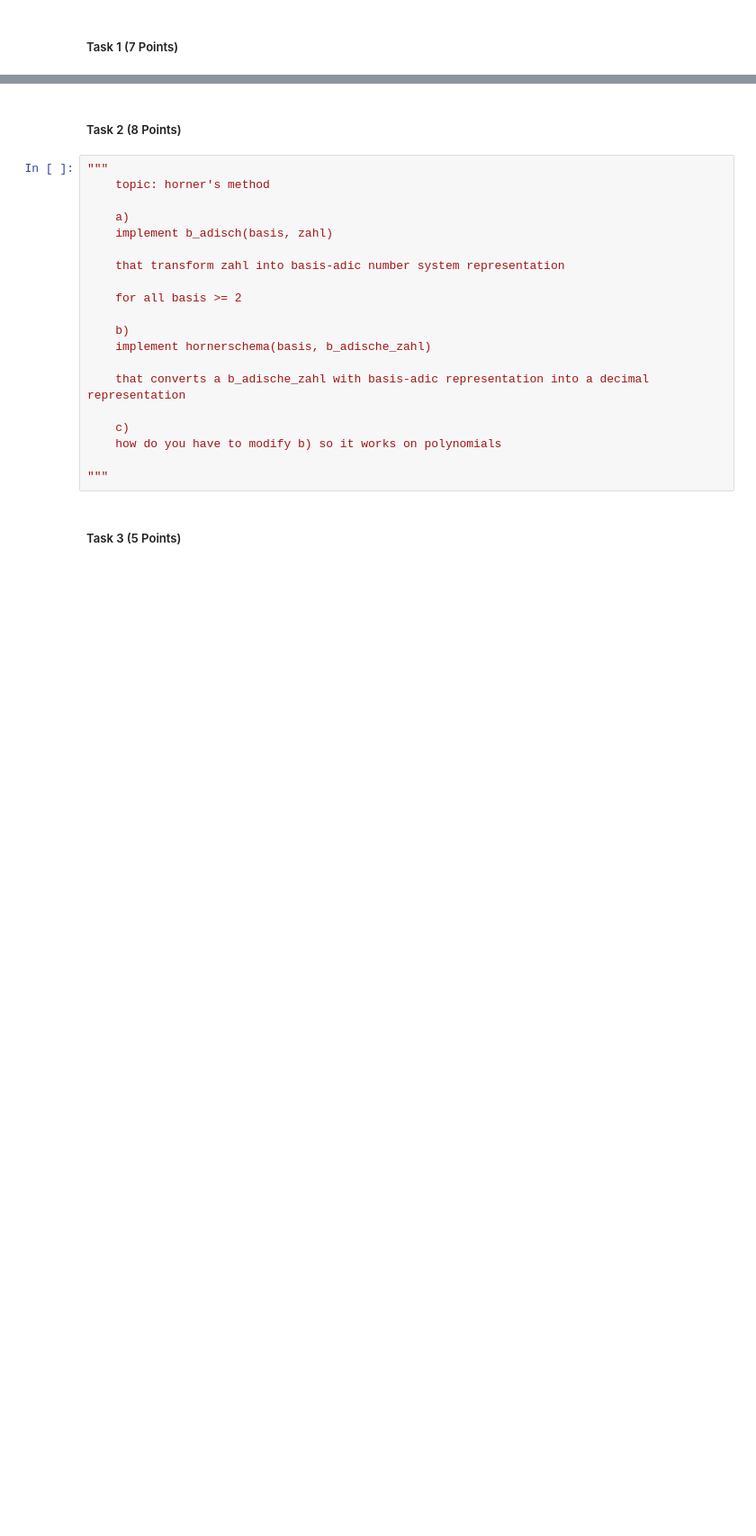
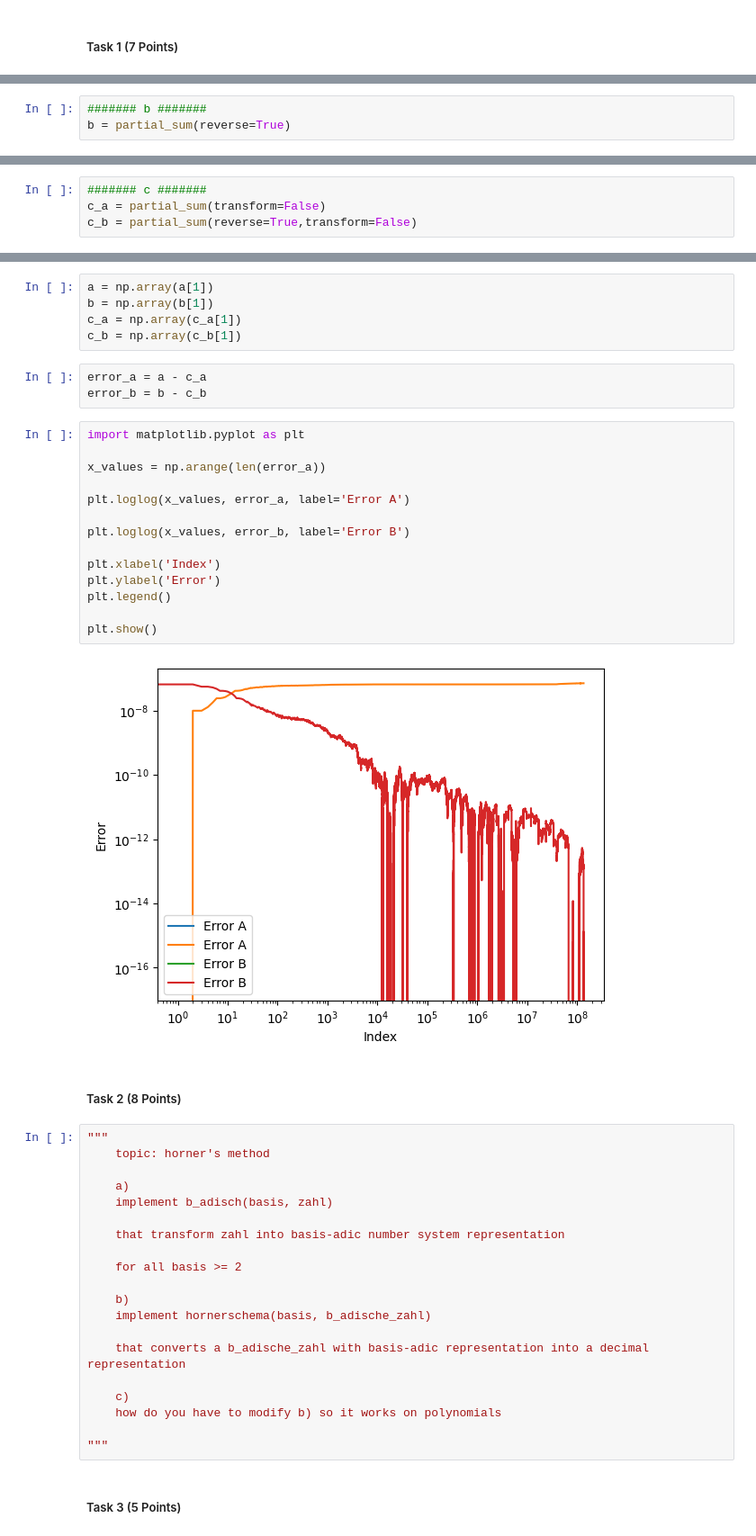
Before and after one commit to VictoriousGladiator/01ALMA1, a Jupyter notebook: 05Week.ipynb, the cells around one changed output, grey strips where cells are left out. Shown: that part at 90% size. Saved outputs shown, nothing was run; the diff lists cells and outputs as text; blank space fills up the shorter version.

```diff
--- a/05Week.ipynb
+++ b/05Week.ipynb
@@ -27,0 +64,3 @@
+# %%
+####### b #######
+b = partial_sum(reverse=True)
@@ -27,0 +80,4 @@
+# %%
+####### c #######
+c_a = partial_sum(transform=False)
+c_b = partial_sum(reverse=True,transform=False)
@@ -28,3 +109,27 @@
+# %%
+a = np.array(a[1])
+b = np.array(b[1])
+c_a = np.array(c_a[1])
+c_b = np.array(c_b[1])
+# %%
+error_a = a - c_a
+error_b = b - c_b
+# %%
+import matplotlib.pyplot as plt
+
+x_values = np.arange(len(error_a))
+
+plt.loglog(x_values, error_a, label='Error A')
+
+plt.loglog(x_values, error_b, label='Error B')
+
+plt.xlabel('Index')
+plt.ylabel('Error')
+plt.legend()
+
+plt.show()
+# %% [output]
+[figure, added]
 # %% [markdown]
 ##### Task 2 (8 Points)
 # %%
```
Also changed, not shown: parts of 4 cells of this notebook.
